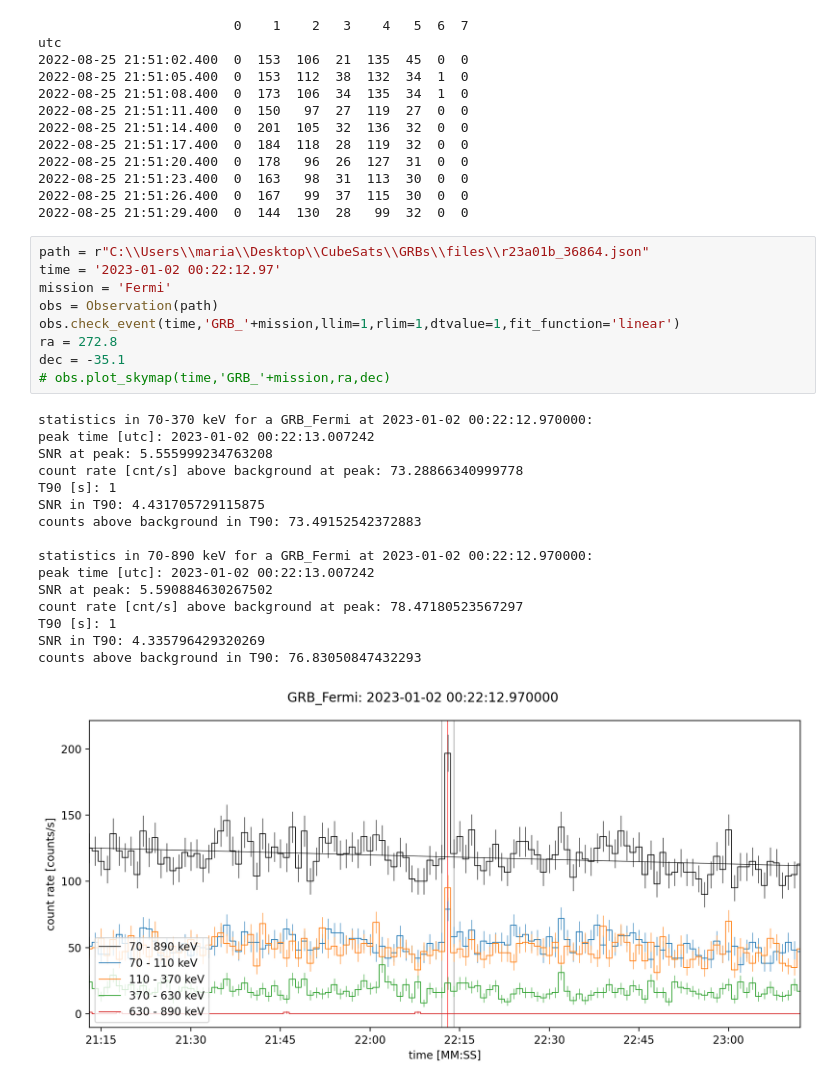
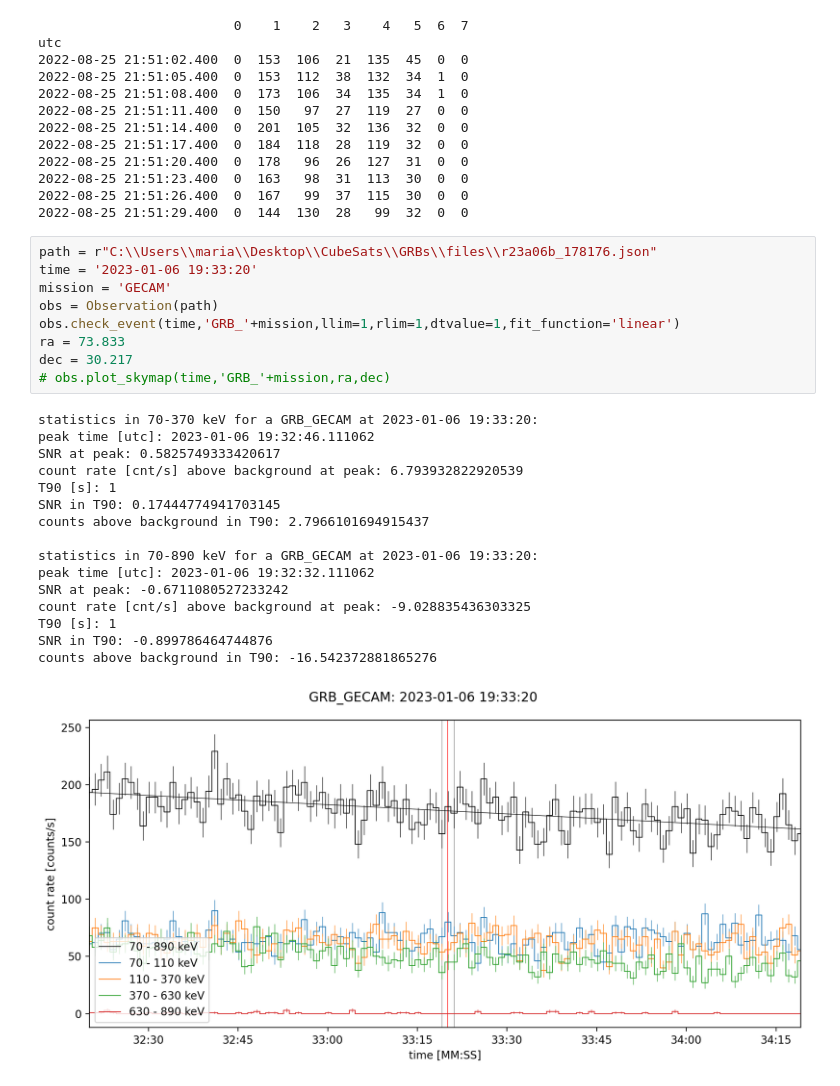
Before and after one commit to mdafcikova/grbalpha-tools, a Jupyter notebook: notebook.ipynb, the cells around one changed output. Drawn from its saved outputs; the diff is of its cells as text.

```diff
--- a/notebook.ipynb
+++ b/notebook.ipynb
@@ -78,28 +136,28 @@ utc
 2022-08-25 21:51:26.400  0  167   99  37  115  30  0  0
 2022-08-25 21:51:29.400  0  144  130  28   99  32  0  0
 # %%
-path = r"C:\\Users\\maria\\Desktop\\CubeSats\\GRBs\\files\\r23a01b_36864.json"
-time = '2023-01-02 00:22:12.97'
-mission = 'Fermi'
+path = r"C:\\Users\\maria\\Desktop\\CubeSats\\GRBs\\files\\r23a06b_178176.json"
+time = '2023-01-06 19:33:20'
+mission = 'GECAM'
 obs = Observation(path)
 obs.check_event(time,'GRB_'+mission,llim=1,rlim=1,dtvalue=1,fit_function='linear')
-ra = 272.8
-dec = -35.1
+ra = 73.833
+dec = 30.217
 # obs.plot_skymap(time,'GRB_'+mission,ra,dec)
 # %% [output]
-statistics in 70-370 keV for a GRB_Fermi at 2023-01-02 00:22:12.970000:
-peak time [utc]: 2023-01-02 00:22:13.007242
-SNR at peak: 5.555999234763208
-count rate [cnt/s] above background at peak: 73.28866340999778
+statistics in 70-370 keV for a GRB_GECAM at 2023-01-06 19:33:20:
+peak time [utc]: 2023-01-06 19:32:46.111062
+SNR at peak: 0.5825749333420617
+count rate [cnt/s] above background at peak: 6.793932822920539
 T90 [s]: 1
-SNR in T90: 4.431705729115875
-counts above background in T90: 73.49152542372883
+SNR in T90: 0.17444774941703145
+counts above background in T90: 2.7966101694915437
 
-statistics in 70-890 keV for a GRB_Fermi at 2023-01-02 00:22:12.970000:
-peak time [utc]: 2023-01-02 00:22:13.007242
-SNR at peak: 5.590884630267502
-count rate [cnt/s] above background at peak: 78.47180523567297
+statistics in 70-890 keV for a GRB_GECAM at 2023-01-06 19:33:20:
+peak time [utc]: 2023-01-06 19:32:32.111062
+SNR at peak: -0.6711080527233242
+count rate [cnt/s] above background at peak: -9.028835436303325
 T90 [s]: 1
-SNR in T90: 4.335796429320269
-counts above background in T90: 76.83050847432293
+SNR in T90: -0.899786464744876
+counts above background in T90: -16.542372881865276
-[figure, old version]
+[figure, new version]
```
Also changed, not shown: parts of 6 cells of this notebook, 1 other file.
